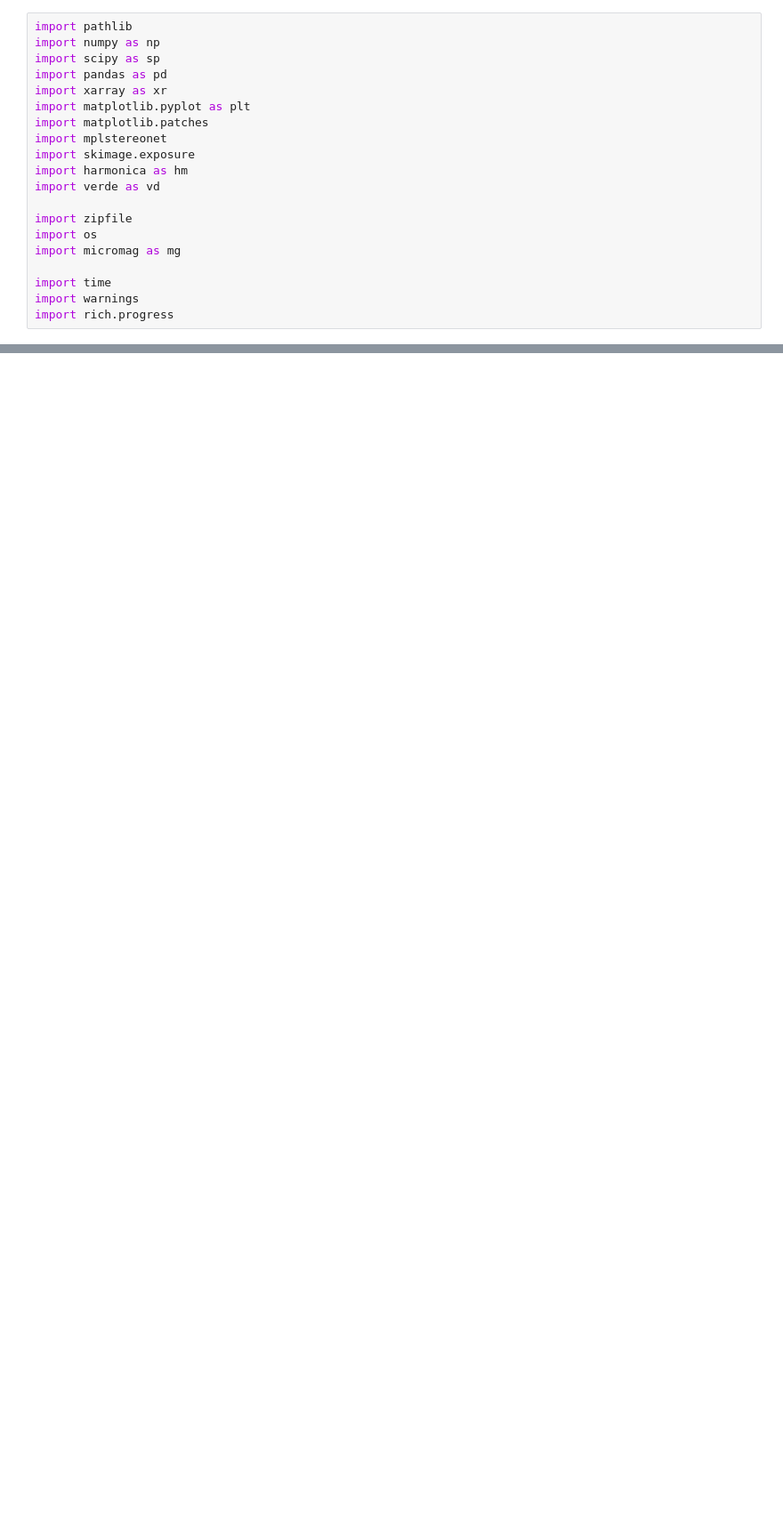
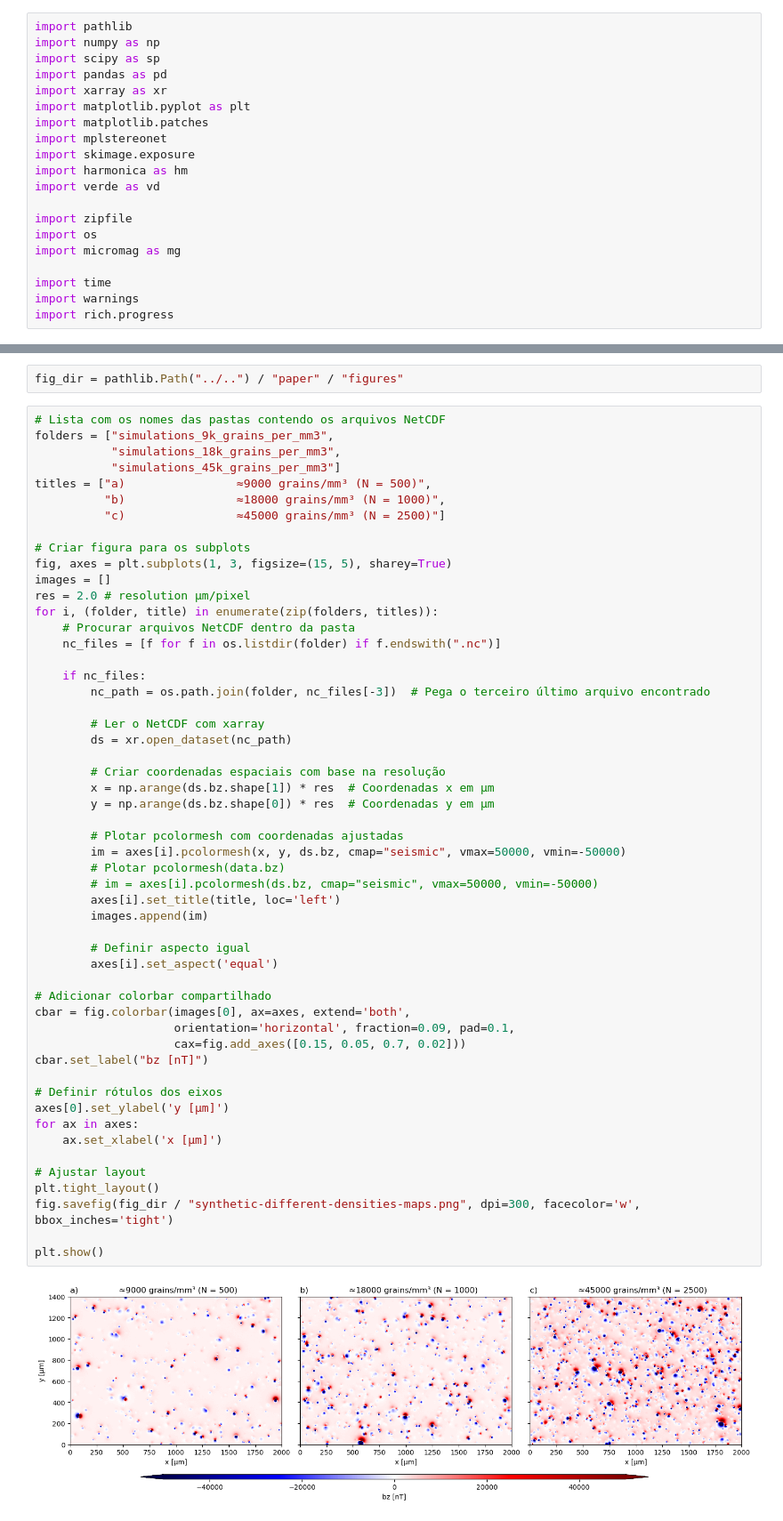
Before and after one commit to compgeolab/micromag-interfering-sources, a Jupyter notebook: code/different_grain_density_maps/plot_example_maps.ipynb, the cells around one changed output, grey strips where cells are left out. Shown: that part at 89% size. Cells and saved outputs as stored; diff of their text form; blank space fills up the shorter version.

Commit message:
Add new maps for the synthetic and real data and fix issues with previous images

```diff
--- a/code/different_grain_density_maps/plot_example_maps.ipynb
+++ b/code/different_grain_density_maps/plot_example_maps.ipynb
@@ -72,0 +21,57 @@ plt.show()
+# %%
+fig_dir = pathlib.Path("../..") / "paper" / "figures"
+# %%
+# Lista com os nomes das pastas contendo os arquivos NetCDF
+folders = ["simulations_9k_grains_per_mm3",
+           "simulations_18k_grains_per_mm3",
+           "simulations_45k_grains_per_mm3"]
+titles = ["a)                ≈9000 grains/mm³ (N = 500)",
+          "b)                ≈18000 grains/mm³ (N = 1000)",
+          "c)                ≈45000 grains/mm³ (N = 2500)"]
+
+# Criar figura para os subplots
+fig, axes = plt.subplots(1, 3, figsize=(15, 5), sharey=True)
+images = []
+res = 2.0 # resolution µm/pixel
+for i, (folder, title) in enumerate(zip(folders, titles)):
+    # Procurar arquivos NetCDF dentro da pasta
+    nc_files = [f for f in os.listdir(folder) if f.endswith(".nc")]
+
+    if nc_files:
+        nc_path = os.path.join(folder, nc_files[-3])  # Pega o terceiro último arquivo encontrado
+
+        # Ler o NetCDF com xarray
+        ds = xr.open_dataset(nc_path)
+
+        # Criar coordenadas espaciais com base na resolução
+        x = np.arange(ds.bz.shape[1]) * res  # Coordenadas x em µm
+        y = np.arange(ds.bz.shape[0]) * res  # Coordenadas y em µm
+
+        # Plotar pcolormesh com coordenadas ajustadas
+        im = axes[i].pcolormesh(x, y, ds.bz, cmap="seismic", vmax=50000, vmin=-50000)
+        # Plotar pcolormesh(data.bz)
+        # im = axes[i].pcolormesh(ds.bz, cmap="seismic", vmax=50000, vmin=-50000)
+        axes[i].set_title(title, loc='left')
+        images.append(im)
+
+        # Definir aspecto igual
+        axes[i].set_aspect('equal')
+
+# Adicionar colorbar compartilhado
+cbar = fig.colorbar(images[0], ax=axes, extend='both',
+                    orientation='horizontal', fraction=0.09, pad=0.1,
+                    cax=fig.add_axes([0.15, 0.05, 0.7, 0.02]))
+cbar.set_label("bz [nT]")
+
+# Definir rótulos dos eixos
+axes[0].set_ylabel('y [µm]')
+for ax in axes:
+    ax.set_xlabel('x [µm]')
+
+# Ajustar layout
+plt.tight_layout()
+fig.savefig(fig_dir / "synthetic-different-densities-maps.png", dpi=300, facecolor='w', bbox_inches='tight')
+
+plt.show()
+# %% [output]
+[figure, added]
```
Also changed, not shown: parts of 1 cell of this notebook, 5 other files.
